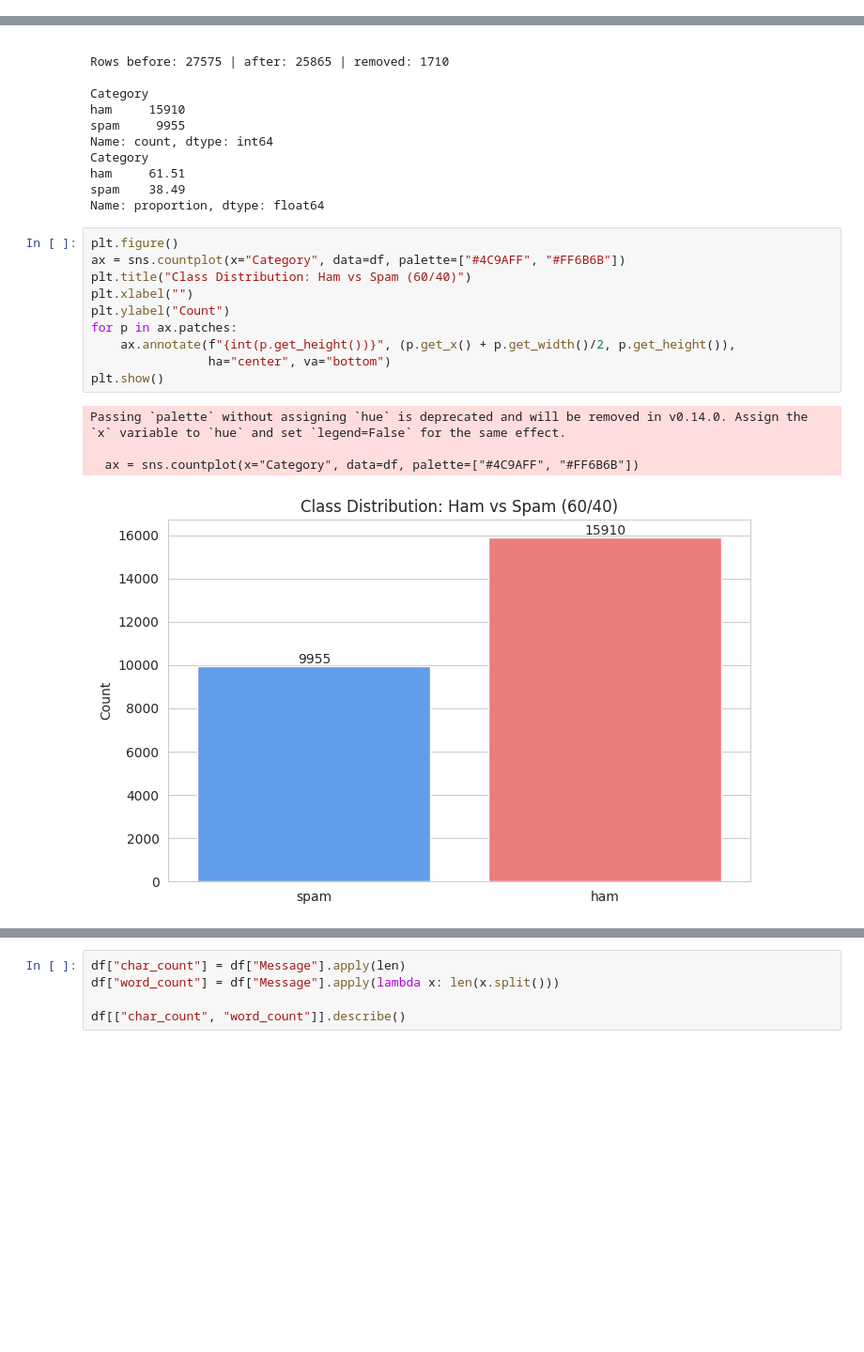
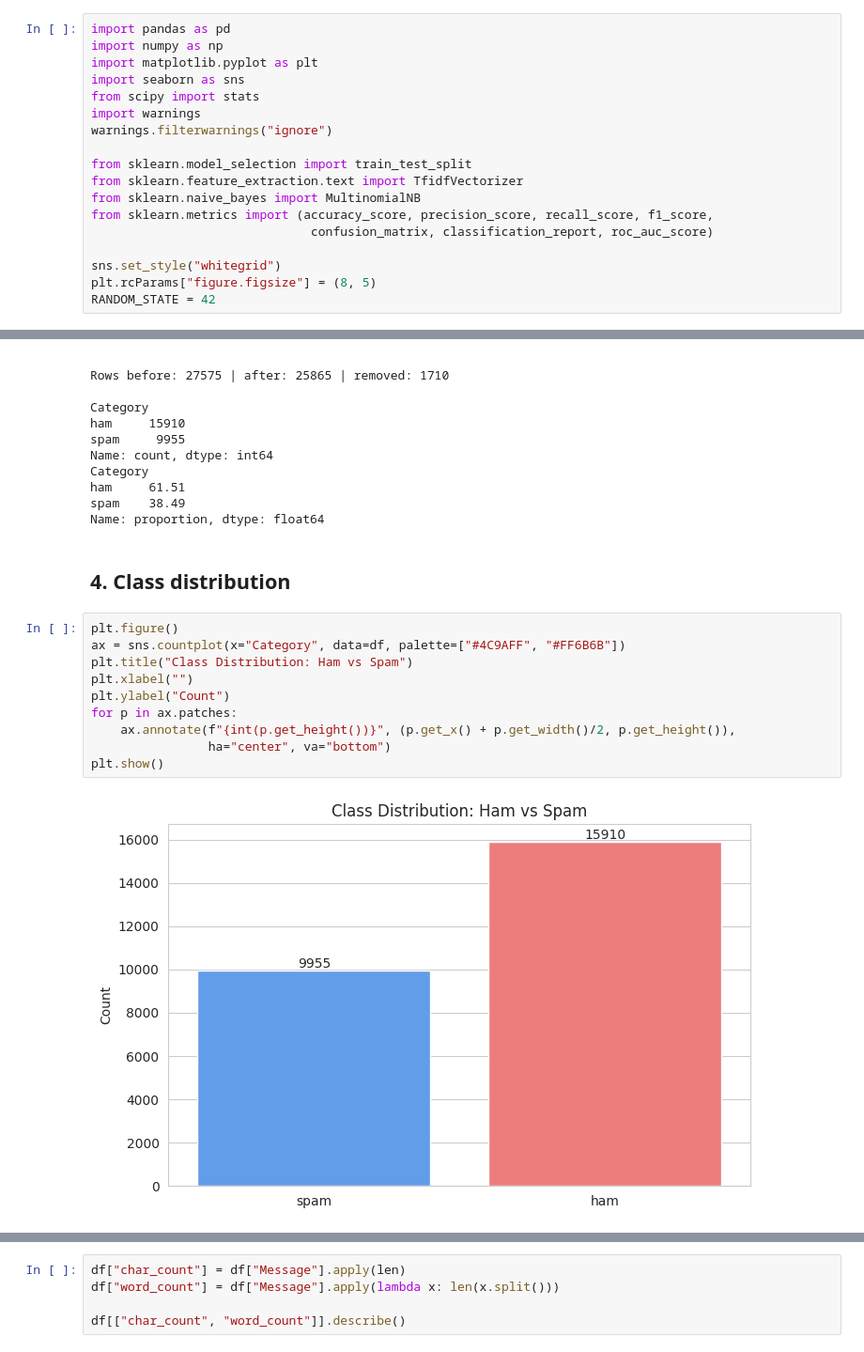
Before and after one commit to shehlamechtro-ux/spam-classification, a Jupyter notebook: spam_classification.ipynb, the cells around one changed output, grey strips where cells are left out. Shown at 94% size. Drawn from its saved outputs; the diff is of its cells as text; blank space fills up the shorter version.

```diff
--- a/spam_classification.ipynb
+++ b/spam_classification.ipynb
@@ -6,0 +18,18 @@ Saving enron_40_60.csv to enron_40_60.csv
+# %%
+import pandas as pd
+import numpy as np
+import matplotlib.pyplot as plt
+import seaborn as sns
+from scipy import stats
+import warnings
+warnings.filterwarnings("ignore")
+
+from sklearn.model_selection import train_test_split
+from sklearn.feature_extraction.text import TfidfVectorizer
+from sklearn.naive_bayes import MultinomialNB
+from sklearn.metrics import (accuracy_score, precision_score, recall_score, f1_score,
+                              confusion_matrix, classification_report, roc_auc_score)
+
+sns.set_style("whitegrid")
+plt.rcParams["figure.figsize"] = (8, 5)
+RANDOM_STATE = 42
@@ -71,18 +105,17 @@ Category
 ham     61.51
 spam    38.49
 Name: proportion, dtype: float64
+# %% [markdown]
+## 4. Class distribution
 # %%
 plt.figure()
 ax = sns.countplot(x="Category", data=df, palette=["#4C9AFF", "#FF6B6B"])
-plt.title("Class Distribution: Ham vs Spam (60/40)")
+plt.title("Class Distribution: Ham vs Spam")
 plt.xlabel("")
 plt.ylabel("Count")
 for p in ax.patches:
     ax.annotate(f"{int(p.get_height())}", (p.get_x() + p.get_width()/2, p.get_height()),
                 ha="center", va="bottom")
 plt.show()
 # %% [output]
-Passing `palette` without assigning `hue` is deprecated and will be removed in v0.14.0. Assign the `x` variable to `hue` and set `legend=False` for the same effect.
-
-  ax = sns.countplot(x="Category", data=df, palette=["#4C9AFF", "#FF6B6B"])
-[figure, old version]
+[figure, new version]
```
Also changed, not shown: parts of 30 cells of this notebook.
